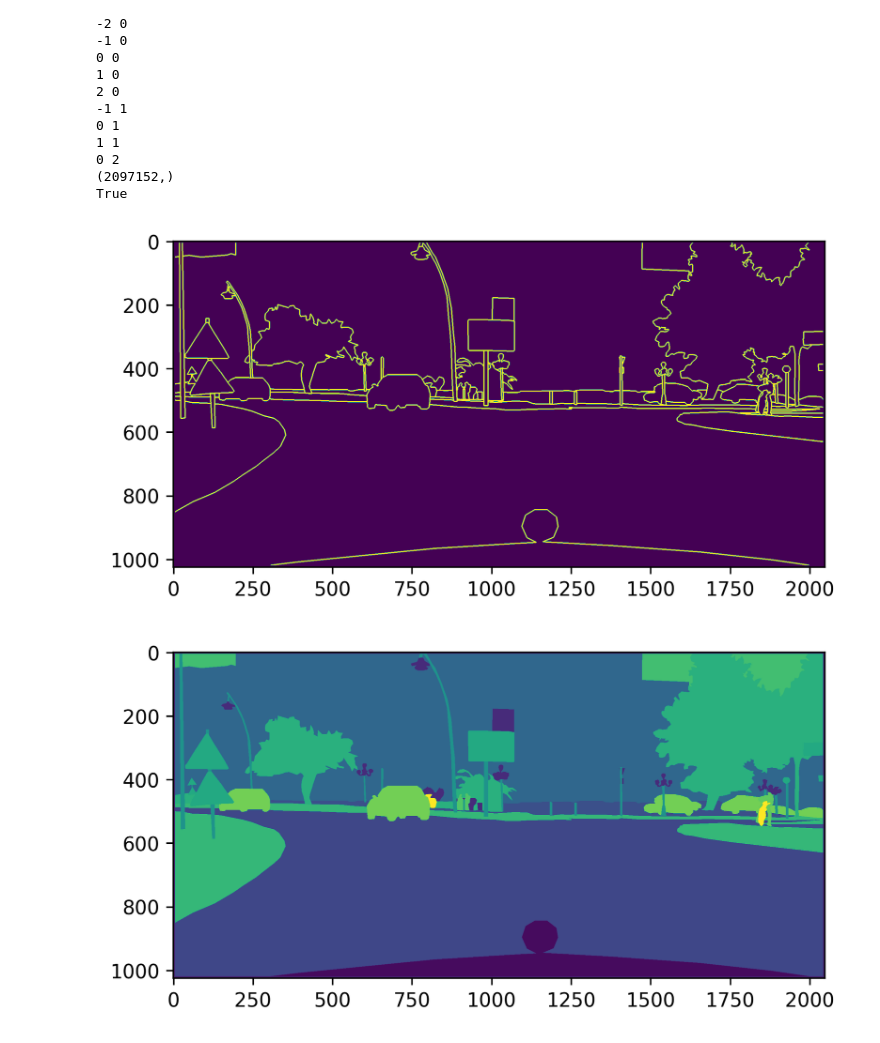
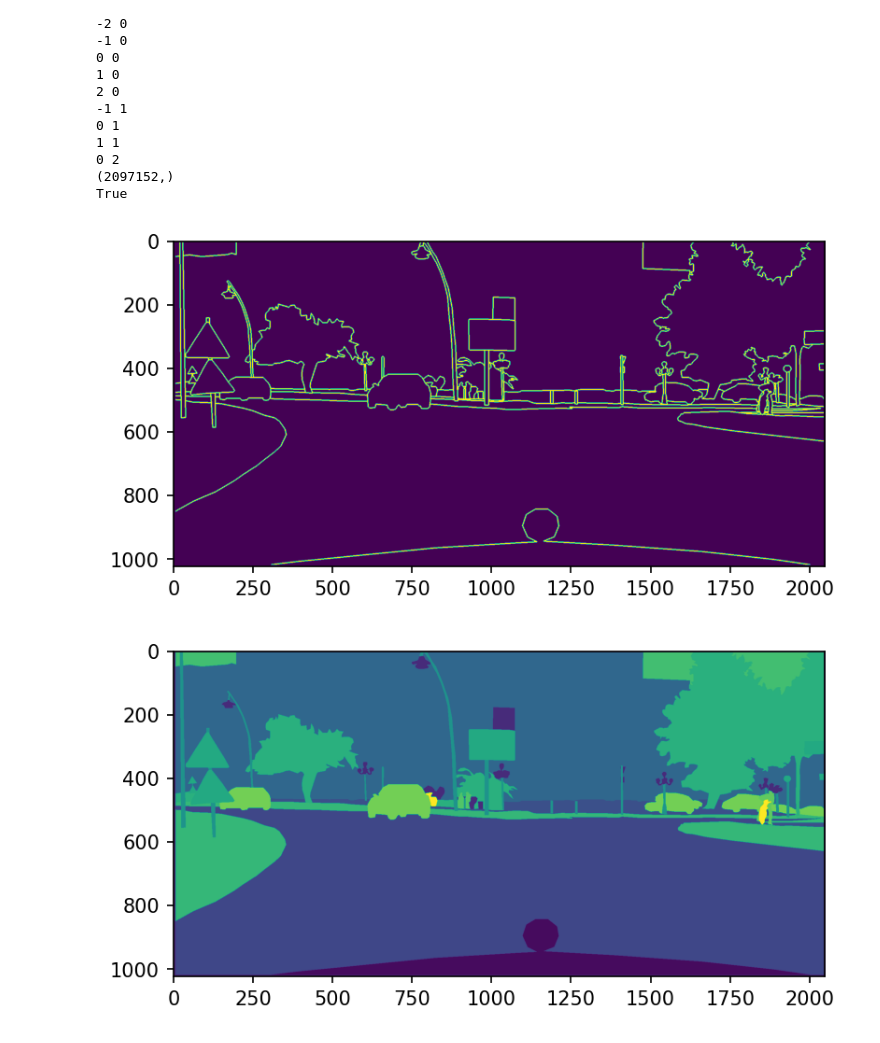
Before and after one commit to haruishi43/GSCNN, a Jupyter notebook: notebooks/preprocessing.ipynb, the cells around one changed output. Saved outputs shown, nothing was run; the diff lists cells and outputs as text; code cells hidden in the pictures.

```diff
--- a/notebooks/preprocessing.ipynb
+++ b/notebooks/preprocessing.ipynb
@@ -182,8 +182,8 @@ True
 edge_img = edges.astype('uint8')
 # %%
 plt.imshow(edges)
-plt.gcf().set_dpi(300)
+plt.gcf().set_dpi(150)
 # %% [output]
-[figure, old version]
+[figure, new version]
 # %%
 plt.imshow(mask)
```
Also changed, not shown: parts of 12 cells of this notebook, 1 other file.
